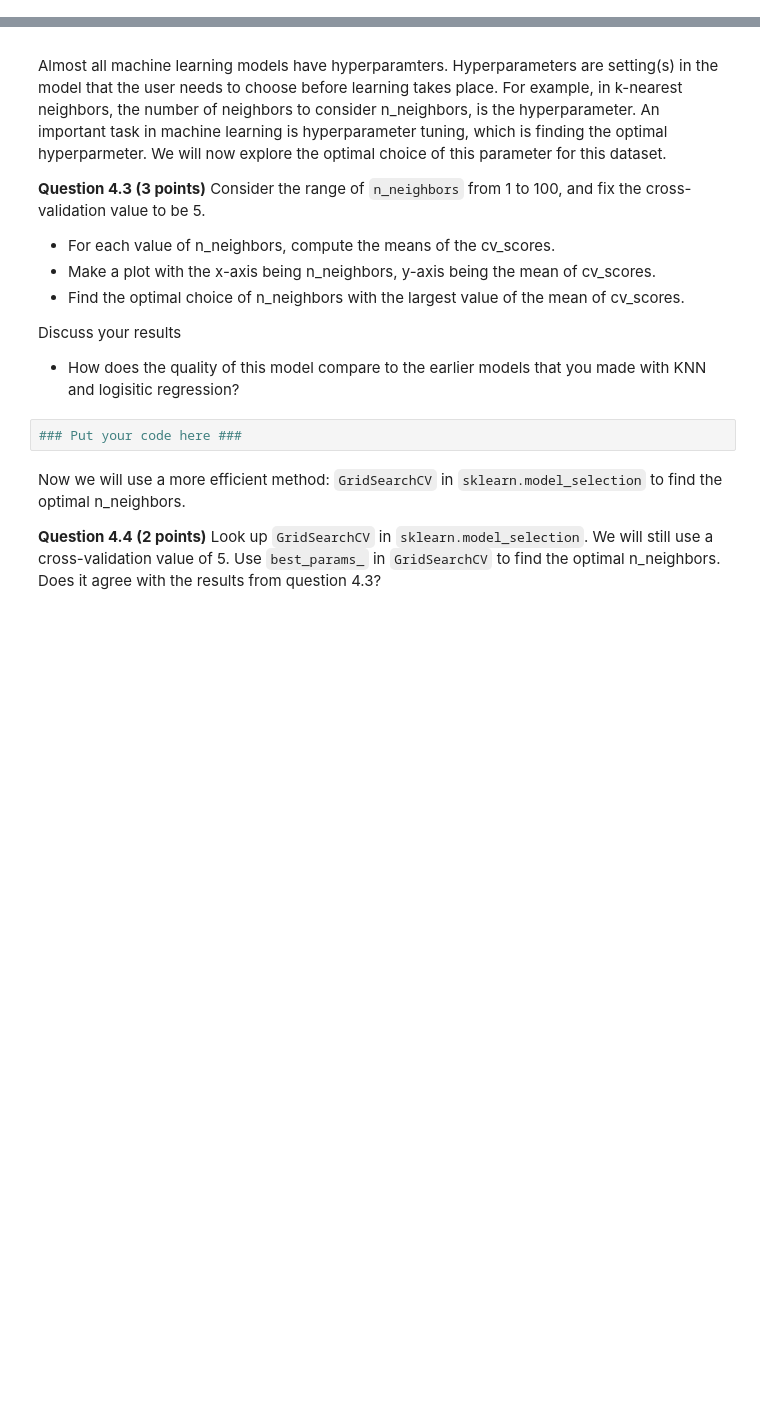
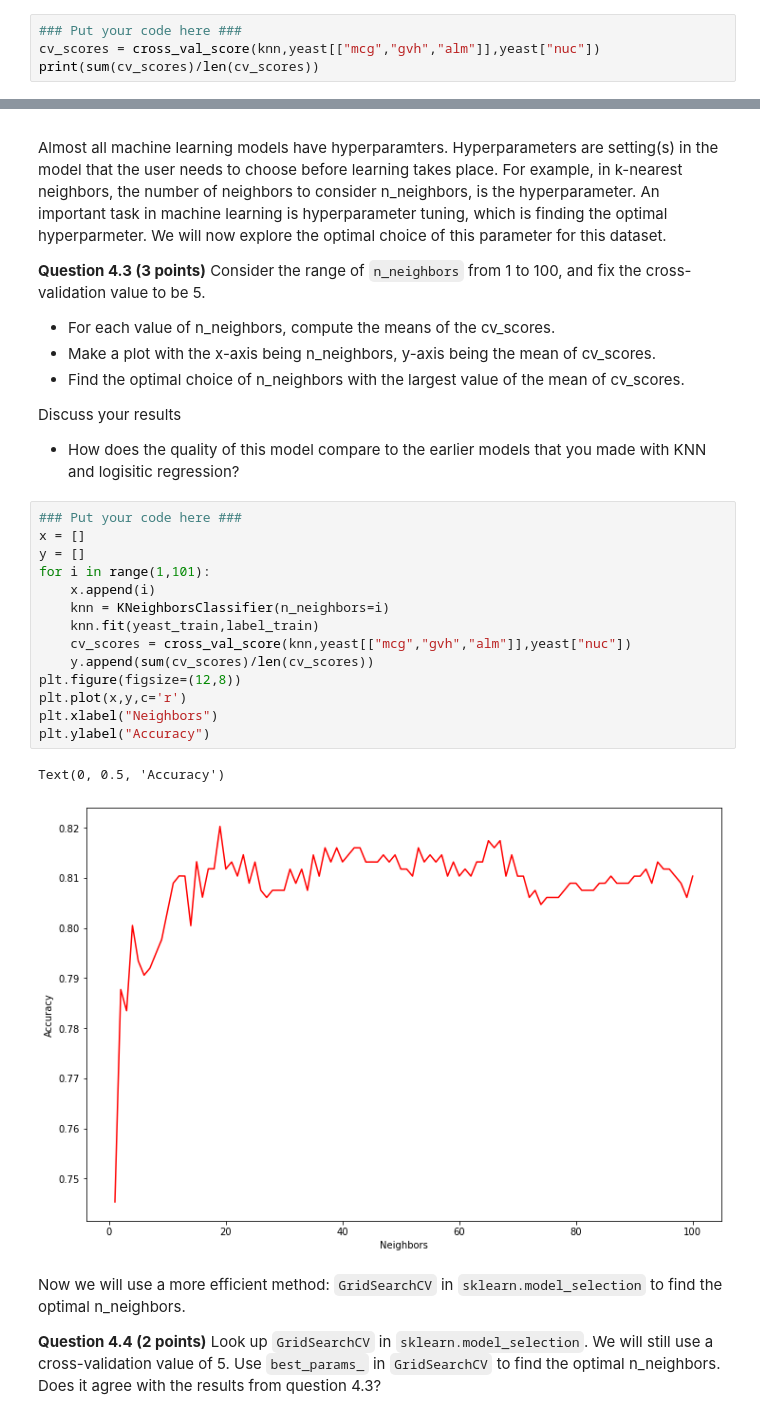
Before and after one commit to gasbarr1/hw-03, a Jupyter notebook: HW-03_GitML-STUDENT.ipynb, the cells around one changed output, grey strips where cells are left out. Drawn from its saved outputs; the diff is of its cells as text; blank space fills up the shorter version.

```diff
--- a/HW-03_GitML-STUDENT.ipynb
+++ b/HW-03_GitML-STUDENT.ipynb
@@ -228,0 +230,4 @@ The train-test-split method we used in earlier is called ‘holdout’. Cross-va
+# %%
+### Put your code here ###
+cv_scores = cross_val_score(knn,yeast[["mcg","gvh","alm"]],yeast["nuc"])
+print(sum(cv_scores)/len(cv_scores))
@@ -239,8 +248,23 @@ Almost all machine learning models have hyperparamters. Hyperparameters are sett
 
 Discuss your results
 * How does the quality of this model compare to the earlier models that you made with KNN and logisitic regression?
-# %%
-### Put your code here ###
+# %%
+### Put your code here ###
+x = []
+y = []
+for i in range(1,101):
+    x.append(i)
+    knn = KNeighborsClassifier(n_neighbors=i)
+    knn.fit(yeast_train,label_train)
+    cv_scores = cross_val_score(knn,yeast[["mcg","gvh","alm"]],yeast["nuc"])
+    y.append(sum(cv_scores)/len(cv_scores))
+plt.figure(figsize=(12,8))
+plt.plot(x,y,c='r')
+plt.xlabel("Neighbors")
+plt.ylabel("Accuracy")
+# %% [output]
+Text(0, 0.5, 'Accuracy')
+[figure, added]
 # %% [markdown]
 Now we will use a more efficient method: `GridSearchCV` in `sklearn.model_selection` to find the optimal n_neighbors.
 
```
Also changed, not shown: parts of 11 cells of this notebook.
